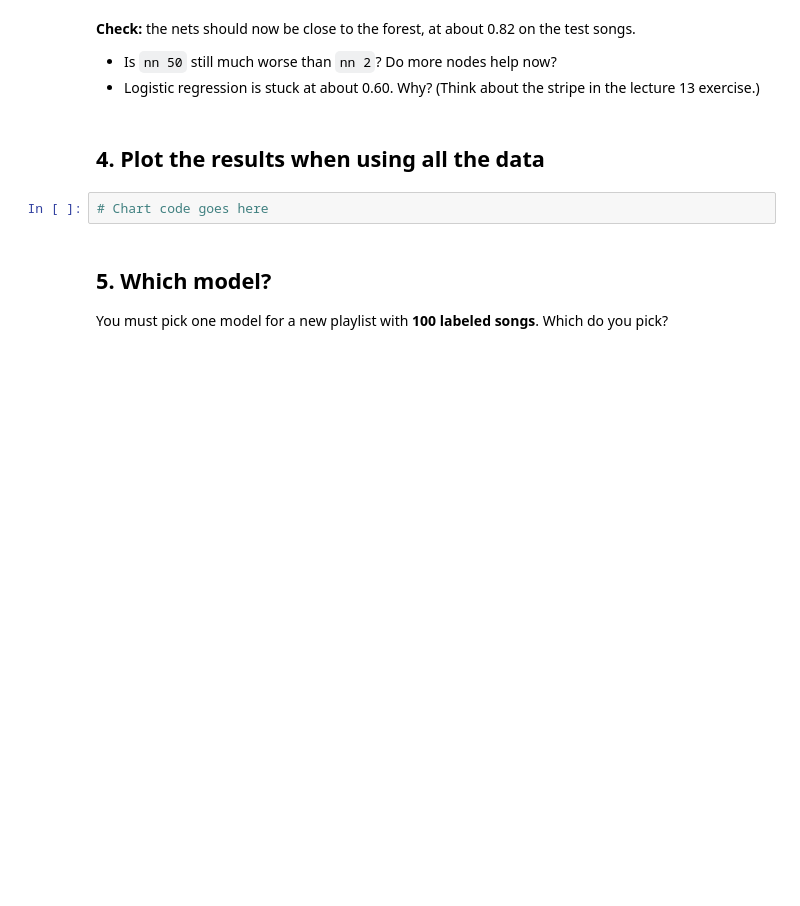
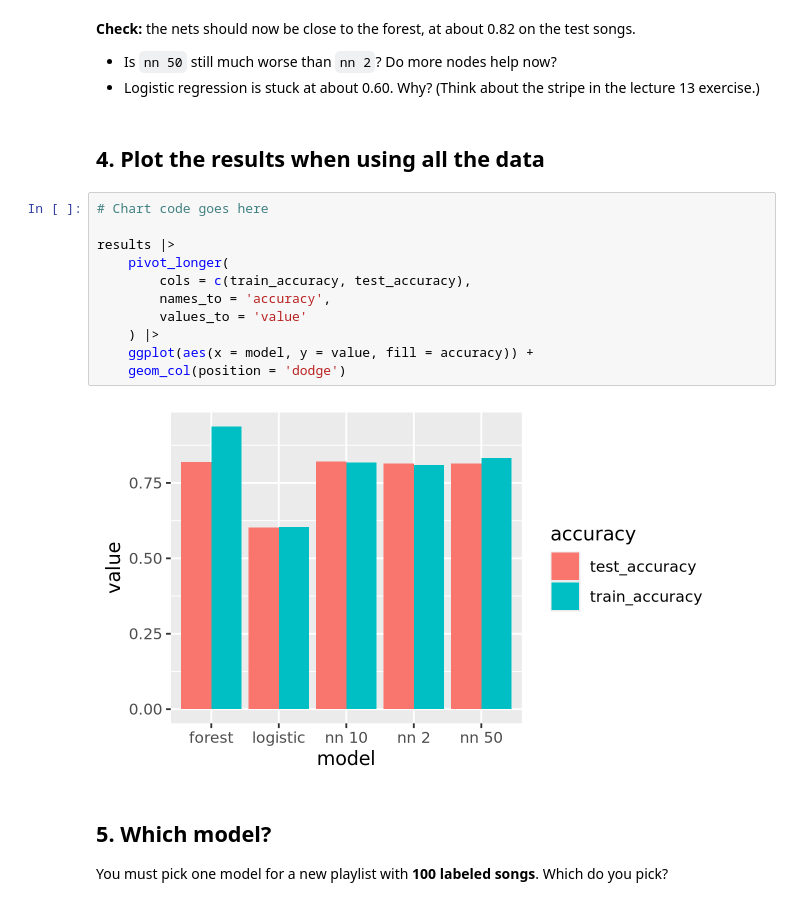
Before and after one commit to carfaro-uncch/codespace, a Jupyter notebook: exercises/16-nn-exercise.ipynb, the cells around one changed output. Saved outputs shown, nothing was run; the diff lists cells and outputs as text; blank space fills up the shorter version.

```diff
--- a/exercises/16-nn-exercise.ipynb
+++ b/exercises/16-nn-exercise.ipynb
@@ -117,6 +169,17 @@ Run `compare_models()` again, with all of `train` (about 5,500 songs).
 ## 4. Plot the results when using all the data
 # %%
 # Chart code goes here
+
+results |>
+    pivot_longer(
+        cols = c(train_accuracy, test_accuracy),
+        names_to = 'accuracy',
+        values_to = 'value'
+    ) |>
+    ggplot(aes(x = model, y = value, fill = accuracy)) +
+    geom_col(position = 'dodge')
+# %% [output]
+[figure, added]
 # %% [markdown]
 ## 5. Which model?
 
```
Also changed, not shown: parts of 7 cells of this notebook, 1 other file.
